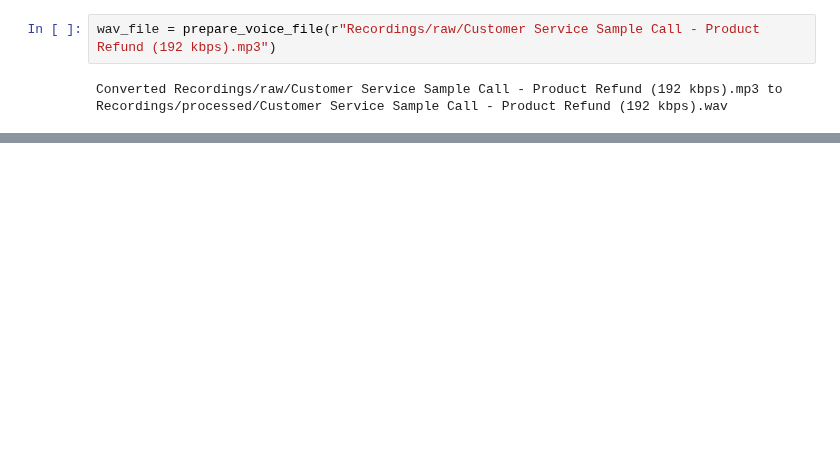
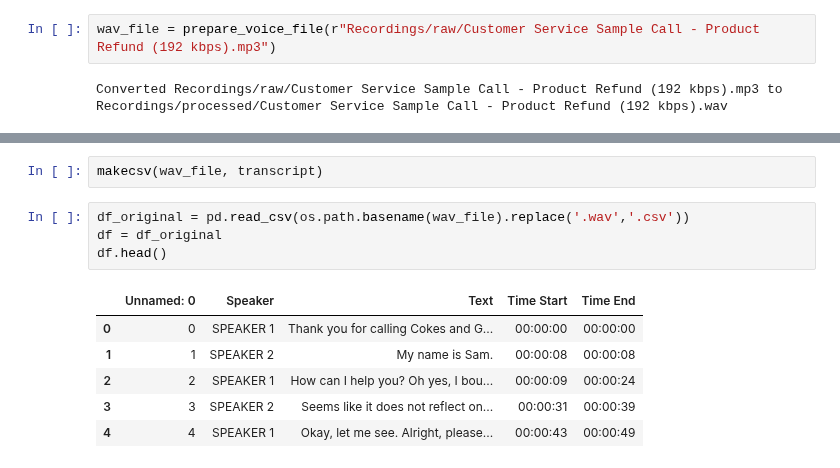
Before and after one commit to yowmahjebby/CallScoreProModel, a Jupyter notebook: refactored-model.ipynb, the cells around one changed output, grey strips where cells are left out. Saved outputs shown, nothing was run; the diff lists cells and outputs as text; blank space fills up the shorter version.

```diff
--- a/refactored-model.ipynb
+++ b/refactored-model.ipynb
@@ -26,0 +140,13 @@ Converted Recordings/raw/Customer Service Sample Call - Product Refund (192 kbps
+# %%
+makecsv(wav_file, transcript)
+# %%
+df_original = pd.read_csv(os.path.basename(wav_file).replace('.wav','.csv'))
+df = df_original
+df.head()
+# %% [output]
+|  | Unnamed: 0 | Speaker | Text | Time Start | Time End |
+| 0 | 0 | SPEAKER 1 | Thank you for calling Cokes and G... | 00:00:00 | 00:00:00 |
+| 1 | 1 | SPEAKER 2 | My name is Sam. | 00:00:08 | 00:00:08 |
+| 2 | 2 | SPEAKER 1 | How can I help you? Oh yes, I bou... | 00:00:09 | 00:00:24 |
+| 3 | 3 | SPEAKER 2 | Seems like it does not reflect on... | 00:00:31 | 00:00:39 |
+| 4 | 4 | SPEAKER 1 | Okay, let me see. Alright, please... | 00:00:43 | 00:00:49 |
```
Also changed, not shown: parts of 6 cells of this notebook, 4 other files.
